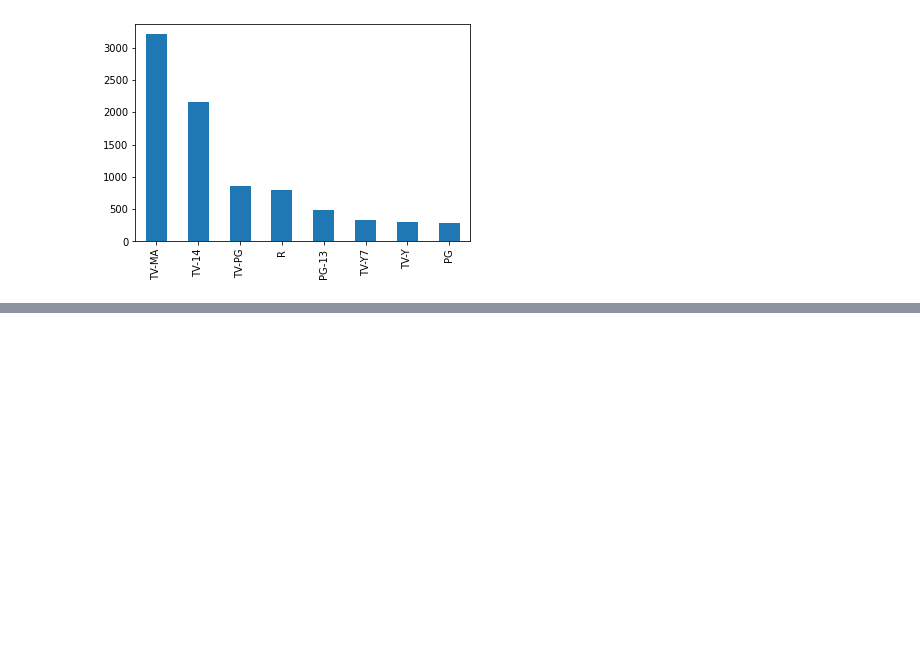
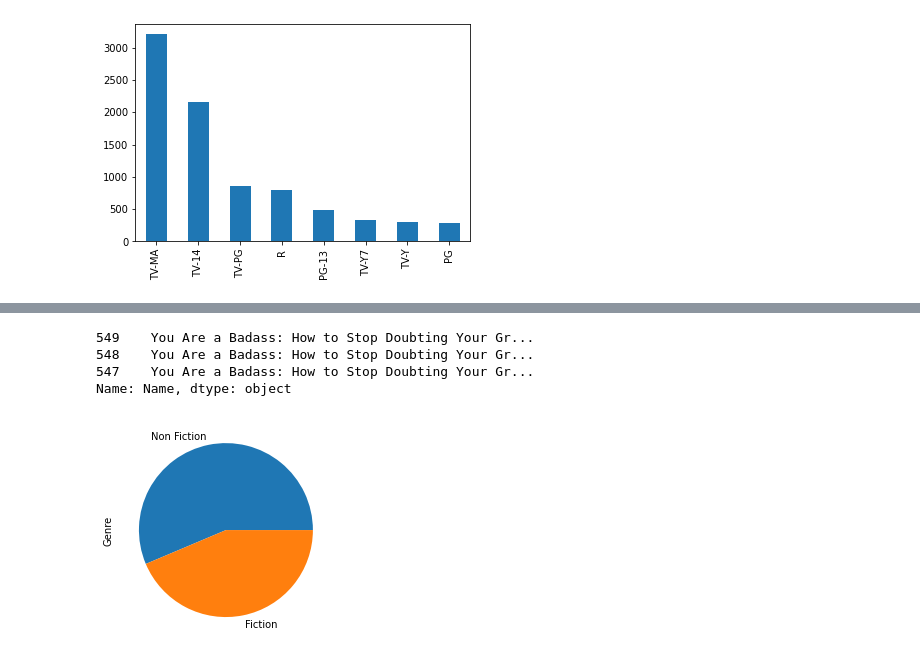
Before and after one commit to tornikeo/python_pandas_matplot_practice, a Jupyter notebook: Python_and_Pandas_Review.ipynb, the cells around one changed output, grey strips where cells are left out. Saved outputs shown, nothing was run; the diff lists cells and outputs as text; code cells hidden in the pictures; blank space fills up the shorter version.

```diff
--- a/Python_and_Pandas_Review.ipynb
+++ b/Python_and_Pandas_Review.ipynb
@@ -625,0 +715,12 @@ netflix.rating.value_counts().head(8).plot(kind='bar');
+# %%
+most_common_titles = bestsellers['Name'].sort_values(ascending=False).head(3)
+most_common_titles
+# %% [output]
+549    You Are a Badass: How to Stop Doubting Your Gr...
+548    You Are a Badass: How to Stop Doubting Your Gr...
+547    You Are a Badass: How to Stop Doubting Your Gr...
+Name: Name, dtype: object
+# %%
+bestsellers['Genre'].value_counts().plot(kind='pie');
+# %% [output]
+[figure, added]
```
Also changed, not shown: parts of 48 cells of this notebook.
